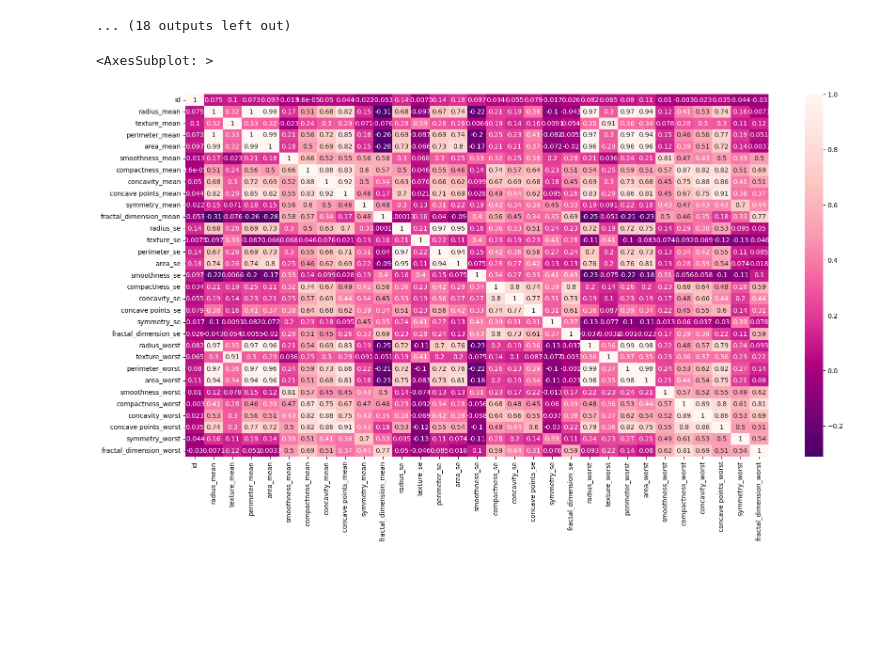
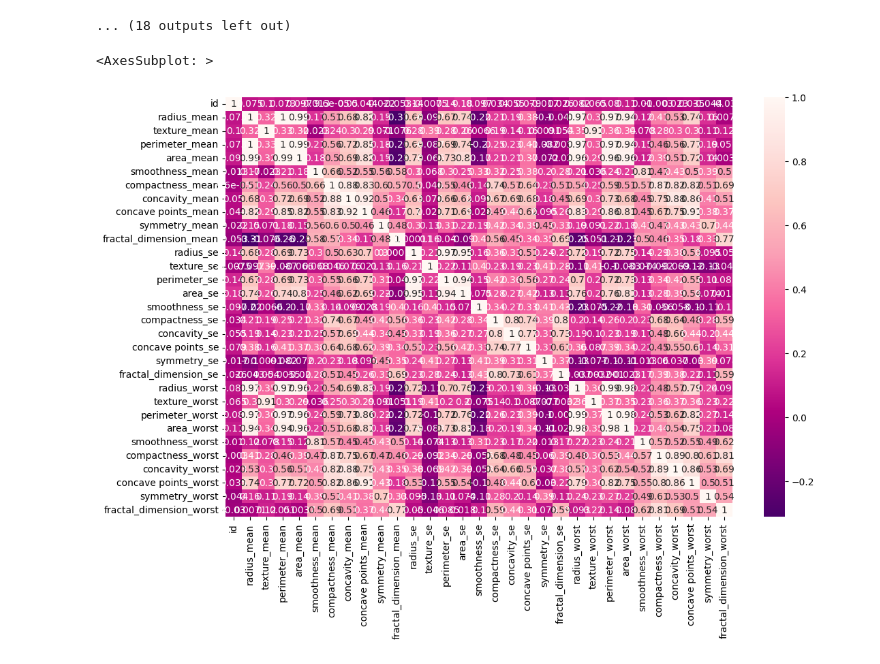
Before and after one commit to arimartorano/breastcanceranalysis, a Jupyter notebook: EDA.ipynb, the cells around one changed output. Saved outputs shown, nothing was run; the diff lists cells and outputs as text; code cells hidden in the pictures; blank space fills up the shorter version.

Commit message:
edited eda, bar graphs, and pairplots

```diff
--- a/EDA.ipynb
+++ b/EDA.ipynb
@@ -95,28 +95,3 @@ plt.title('Distribution of Diagnosis')
 plt.show()
 # %% [output]
 [figure]
-# %%
-import seaborn as sns
-import matplotlib.pyplot as plt
-import numpy as np
-from matplotlib.colors import LinearSegmentedColormap
-
-
-sns.pairplot(breastcancerdf[['radius_mean', 'texture_mean', 'perimeter_mean', 'area_mean','diagnosis']], hue='diagnosis', color ='RdPu')
-
-
-
-# Generating synthetic data for illustration
-np.random.seed(42)
-breastcancerdf = np.random.randn(100, 4)  # 100 samples with 4 features
-
-
-
-pink_cmap = LinearSegmentedColormap.from_list('pink_cmap', 'RdPu', N=256)
-
-sns.pairplot(breastcancerdf)
-plt.show()
-
-
-plt.suptitle('Pairplot of Selected Features')
-plt.show()
@@ -154,4 +98,5 @@ plt.show()
 # %%
-sns.scatterplot(x='id',y='radius_mean',data=breastcancerdf,hue='diagnosis')
+sns.set_palette("RdPu_r")
+sns.scatterplot(x='id',y='radius_mean',data=breastcancerdf,hue='diagnosis', color='RdPu_r')
 # %% [output]
 <AxesSubplot: xlabel='id', ylabel='radius_mean'>
@@ -158,0 +104,3 @@ sns.scatterplot(x='id',y='radius_mean',data=breastcancerdf,hue='diagnosis')
+# %%
+sns.set_palette("RdPu_r")
+sns.scatterplot(x='id',y='symmetry_mean',data=breastcancerdf,hue='diagnosis', color='RdPu_r')
@@ -211,0 +154,5 @@ plt.show()
+# %%
+
+
+sns.set_palette("RdPu_r")
+sns.scatterplot(x='id',y='texture_worst',data=breastcancerdf,hue='diagnosis', color='RdPu_r')
@@ -246,9 +196,9 @@ for column in numeric_columns:
 [figure]
 ... (18 outputs left out)
 # %%
-plt.figure(figsize=(20,10))
+plt.figure(figsize=(12,8))
 corr = breastcancerdf.corr()
 sns.heatmap(corr, annot=True, cmap="RdPu_r")
 # %% [output]
 <AxesSubplot: >
-[figure, old version]
+[figure, new version]
```
Also changed, not shown: parts of 9 cells of this notebook.
